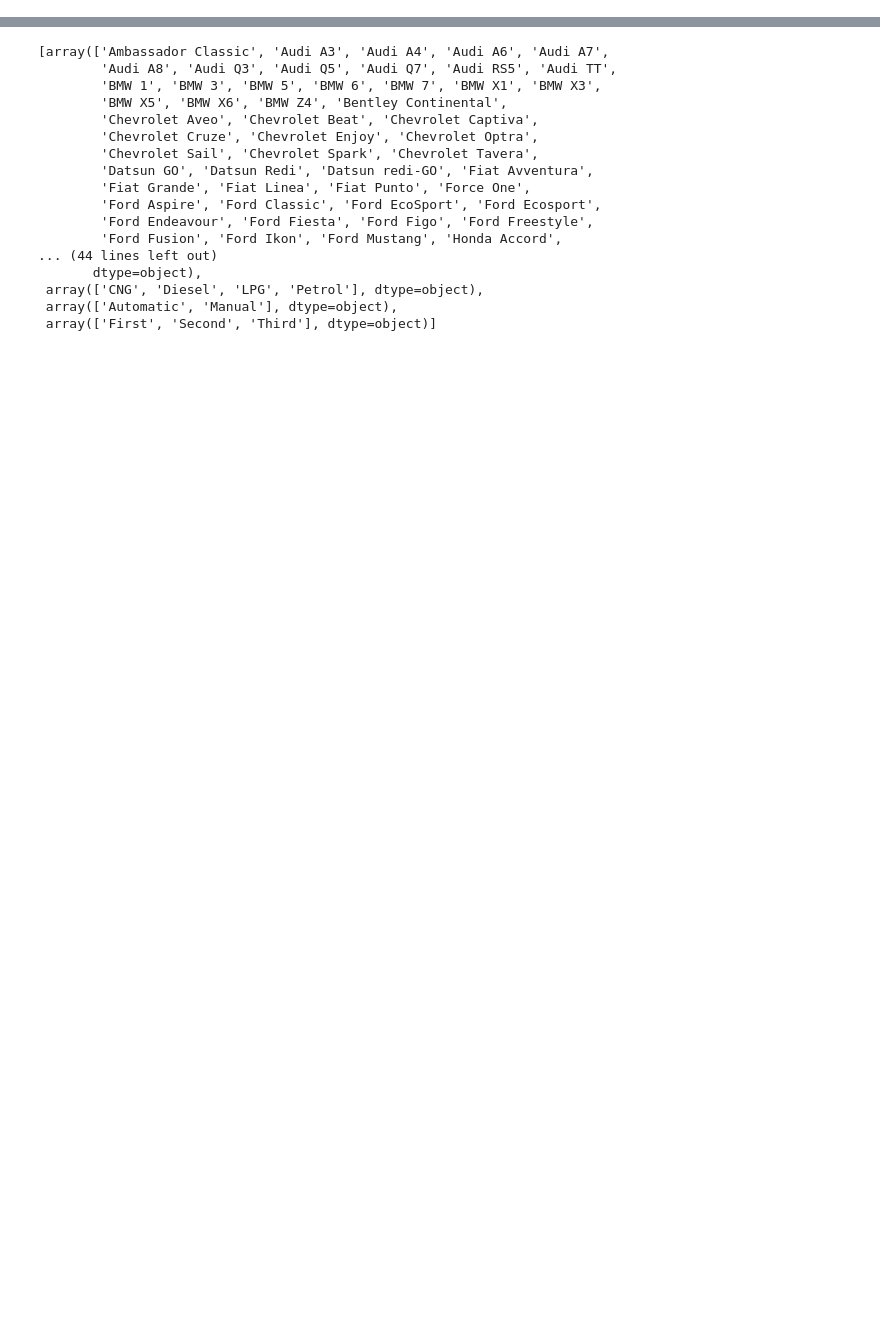
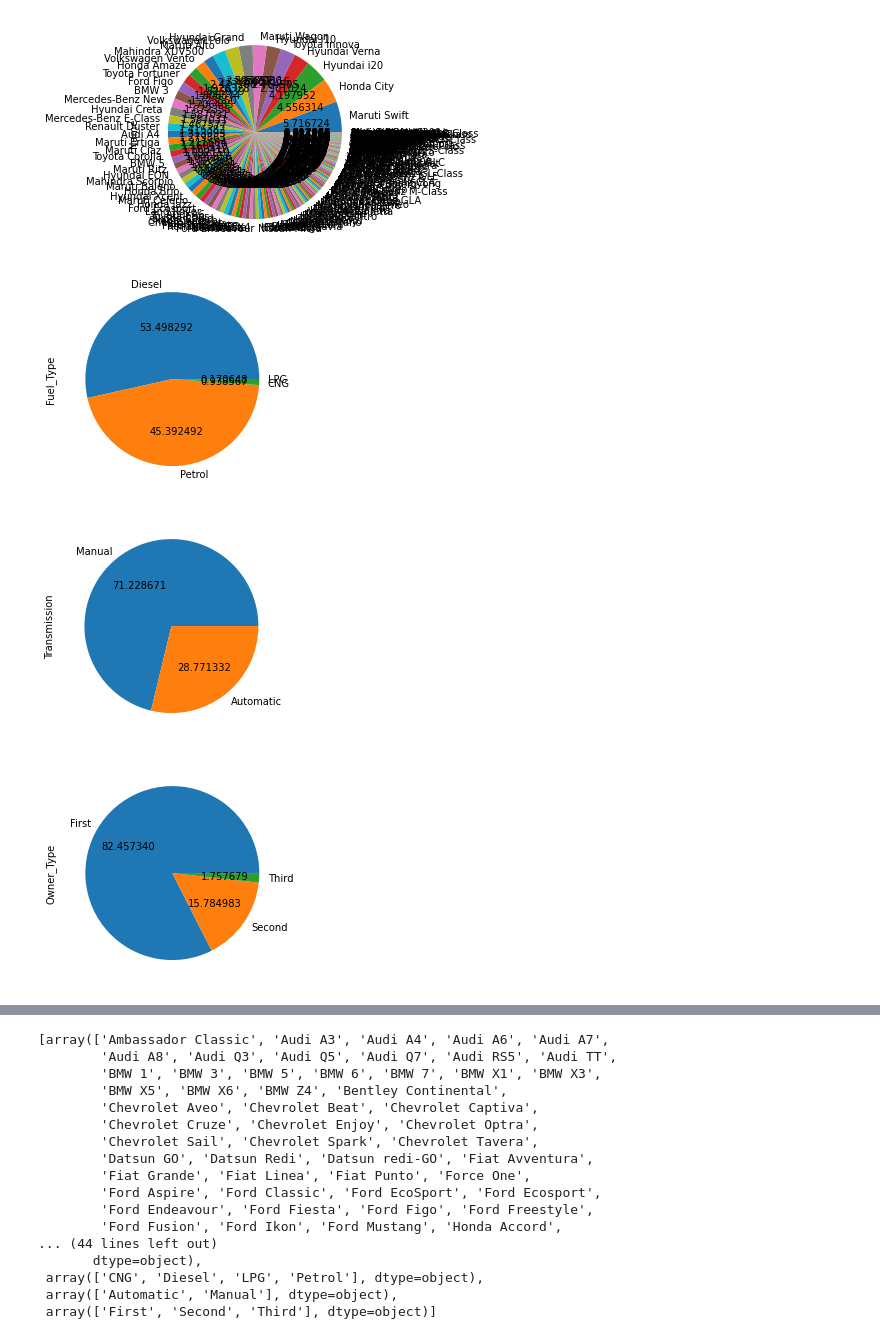
Before and after one commit to mohitbhalke07/Projects, a Jupyter notebook: Commodity Price Predictor/Car Price Predictor/Car_Price_Predictor.ipynb, the cells around one changed output, grey strips where cells are left out. Drawn from its saved outputs; the diff is of its cells as text; code cells hidden in the pictures; blank space fills up the shorter version.

```diff
--- a/Commodity Price Predictor/Car Price Predictor/Car_Price_Predictor.ipynb
+++ b/Commodity Price Predictor/Car Price Predictor/Car_Price_Predictor.ipynb
@@ -36,0 +418,10 @@ data.dropna(inplace=True)
+# %%
+# Pie Chart
+for i in range(len(list(data.columns))):
+    if data[data.columns[i]].dtypes == "object":
+        plt.show(data[data.columns[i]].value_counts().plot(kind="pie", autopct="%2f"))
+# %% [output]
+[figure, added]
+[figure, added]
+[figure, added]
+[figure, added]
```
Also changed, not shown: parts of 156 cells of this notebook.
